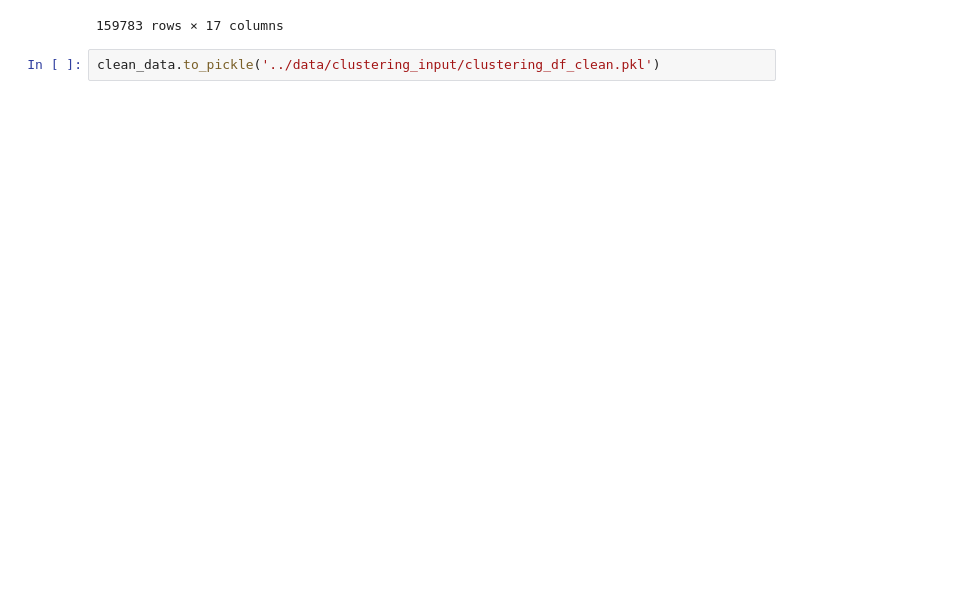
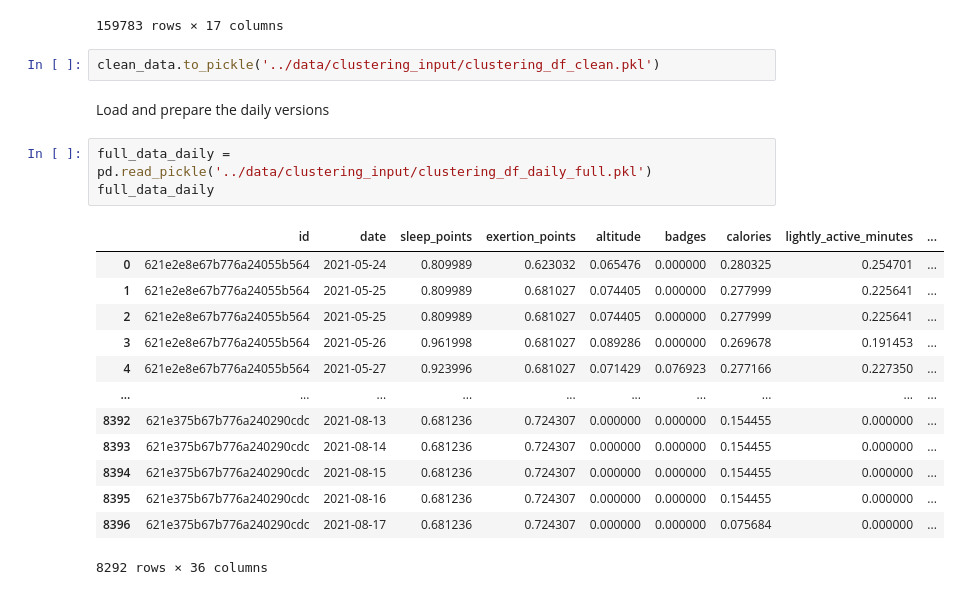
Before and after one commit to eparascho/LLMs-for-explanations, a Jupyter notebook: clustering/prepare_clustering_inputs.ipynb, the cells around one changed output. Saved outputs shown, nothing was run; the diff lists cells and outputs as text; blank space fills up the shorter version.

```diff
--- a/clustering/prepare_clustering_inputs.ipynb
+++ b/clustering/prepare_clustering_inputs.ipynb
@@ -60,3 +62,22 @@ clean_data
 159783 rows × 17 columns
 # %%
 clean_data.to_pickle('../data/clustering_input/clustering_df_clean.pkl')
+# %% [markdown]
+Load and prepare the daily versions
+# %%
+full_data_daily = pd.read_pickle('../data/clustering_input/clustering_df_daily_full.pkl')
+full_data_daily
+# %% [output]
+|  | id | date | sleep_points | exertion_points | altitude | badges | calories | lightly_active_minutes | ... |
+| 0 | 621e2e8e67b776a24055b564 | 2021-05-24 | 0.809989 | 0.623032 | 0.065476 | 0.000000 | 0.280325 | 0.254701 | ... |
+| 1 | 621e2e8e67b776a24055b564 | 2021-05-25 | 0.809989 | 0.681027 | 0.074405 | 0.000000 | 0.277999 | 0.225641 | ... |
+| 2 | 621e2e8e67b776a24055b564 | 2021-05-25 | 0.809989 | 0.681027 | 0.074405 | 0.000000 | 0.277999 | 0.225641 | ... |
+| 3 | 621e2e8e67b776a24055b564 | 2021-05-26 | 0.961998 | 0.681027 | 0.089286 | 0.000000 | 0.269678 | 0.191453 | ... |
+| 4 | 621e2e8e67b776a24055b564 | 2021-05-27 | 0.923996 | 0.681027 | 0.071429 | 0.076923 | 0.277166 | 0.227350 | ... |
+| ... | ... | ... | ... | ... | ... | ... | ... | ... | ... |
+| 8392 | 621e375b67b776a240290cdc | 2021-08-13 | 0.681236 | 0.724307 | 0.000000 | 0.000000 | 0.154455 | 0.000000 | ... |
+| 8393 | 621e375b67b776a240290cdc | 2021-08-14 | 0.681236 | 0.724307 | 0.000000 | 0.000000 | 0.154455 | 0.000000 | ... |
+| 8394 | 621e375b67b776a240290cdc | 2021-08-15 | 0.681236 | 0.724307 | 0.000000 | 0.000000 | 0.154455 | 0.000000 | ... |
+| 8395 | 621e375b67b776a240290cdc | 2021-08-16 | 0.681236 | 0.724307 | 0.000000 | 0.000000 | 0.154455 | 0.000000 | ... |
+| 8396 | 621e375b67b776a240290cdc | 2021-08-17 | 0.681236 | 0.724307 | 0.000000 | 0.000000 | 0.075684 | 0.000000 | ... |
+8292 rows × 36 columns
```
Also changed, not shown: parts of 5 cells of this notebook, 44 other files.
